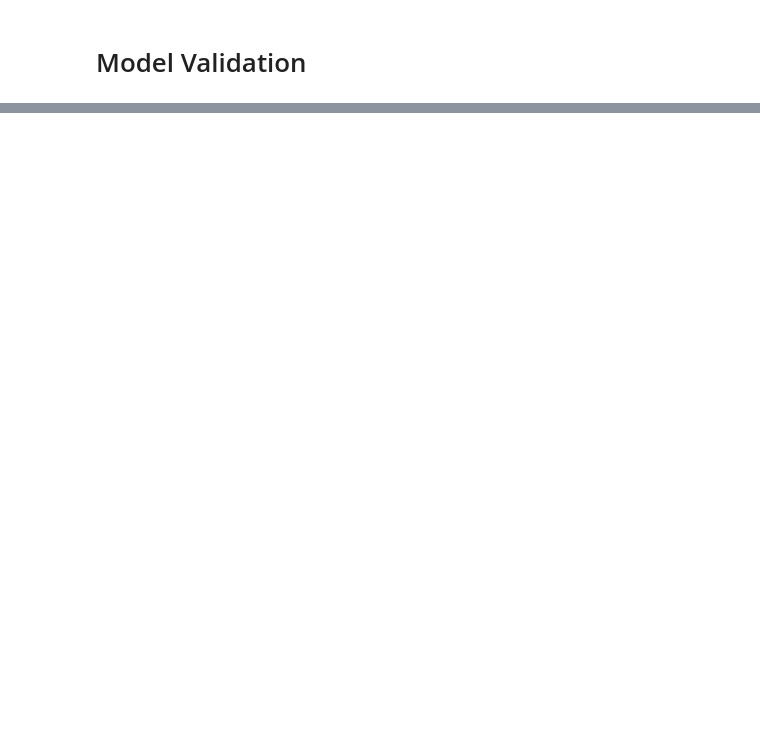
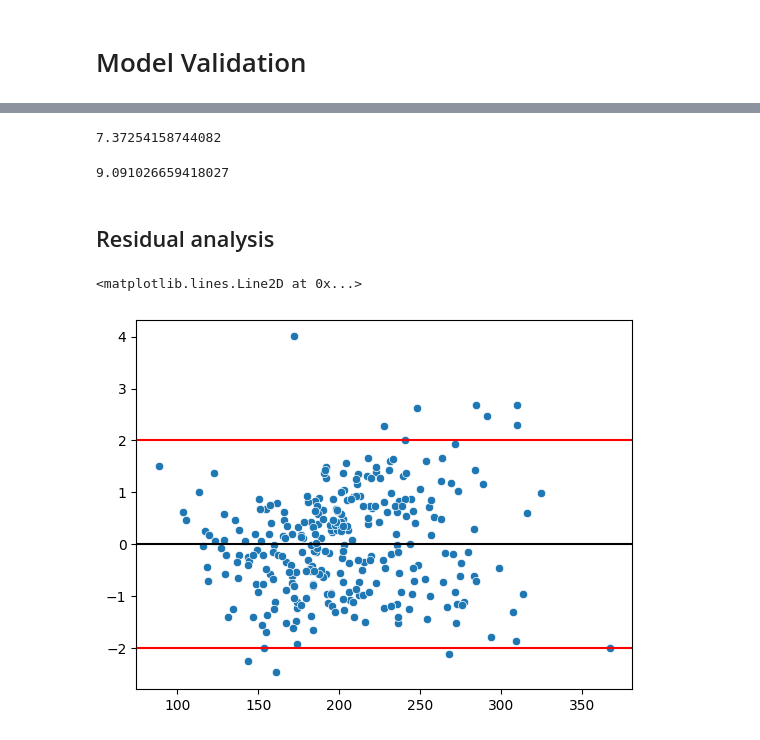
Before and after one commit to Reifhel/ml_models_practice, a Jupyter notebook: 02. Multiple Linear Regression (MLR)/predict_cholesterol_test_results/model_cholesterol.ipynb, the cells around one changed output, grey strips where cells are left out. Saved outputs shown, nothing was run; the diff lists cells and outputs as text; code cells hidden in the pictures; blank space fills up the shorter version.

```diff
--- a/02. Multiple Linear Regression (MLR)/predict_cholesterol_test_results/model_cholesterol.ipynb
+++ b/02. Multiple Linear Regression (MLR)/predict_cholesterol_test_results/model_cholesterol.ipynb
@@ -363,0 +381,3 @@ transformer_nominal = Pipeline(steps=[
+# %%
+# Train the model
+model_regr.fit(X_train, y_train)
@@ -367,0 +406,3 @@ from sklearn.metrics import r2_score, mean_absolute_error, mean_squared_error
+# %%
+# generate Prediction
+y_pred = model_regr.predict(X_test)
@@ -367,0 +414,28 @@ from sklearn.metrics import r2_score, mean_absolute_error, mean_squared_error
+# %%
+# Calculate MAE (Mean Absolute Error)
+mean_absolute_error(y_test, y_pred)
+# %% [output]
+7.37254158744082
+# %%
+# Calculate RMSE (Mean Squared Error)
+root_mean_squared_error(y_test, y_pred)
+# %% [output]
+9.091026659418027
+# %% [markdown]
+## Residual analysis
+# %%
+residues = y_test - y_pred
+# %%
+# Transforme the residues to standard scale
+from scipy.stats import zscore
+
+residues_std = zscore(residues)
+# %%
+# Verifying linearity on residues: Values between -2 and +2
+sns.scatterplot(x=y_pred, y=residues_std)
+plt.axhline(y=0, color='black')
+plt.axhline(y=2, color='red')
+plt.axhline(y=-2, color='red')
+# %% [output]
+<matplotlib.lines.Line2D at 0x...>
+[figure, added]
```
Also changed, not shown: parts of 23 cells of this notebook, 4 other files.
